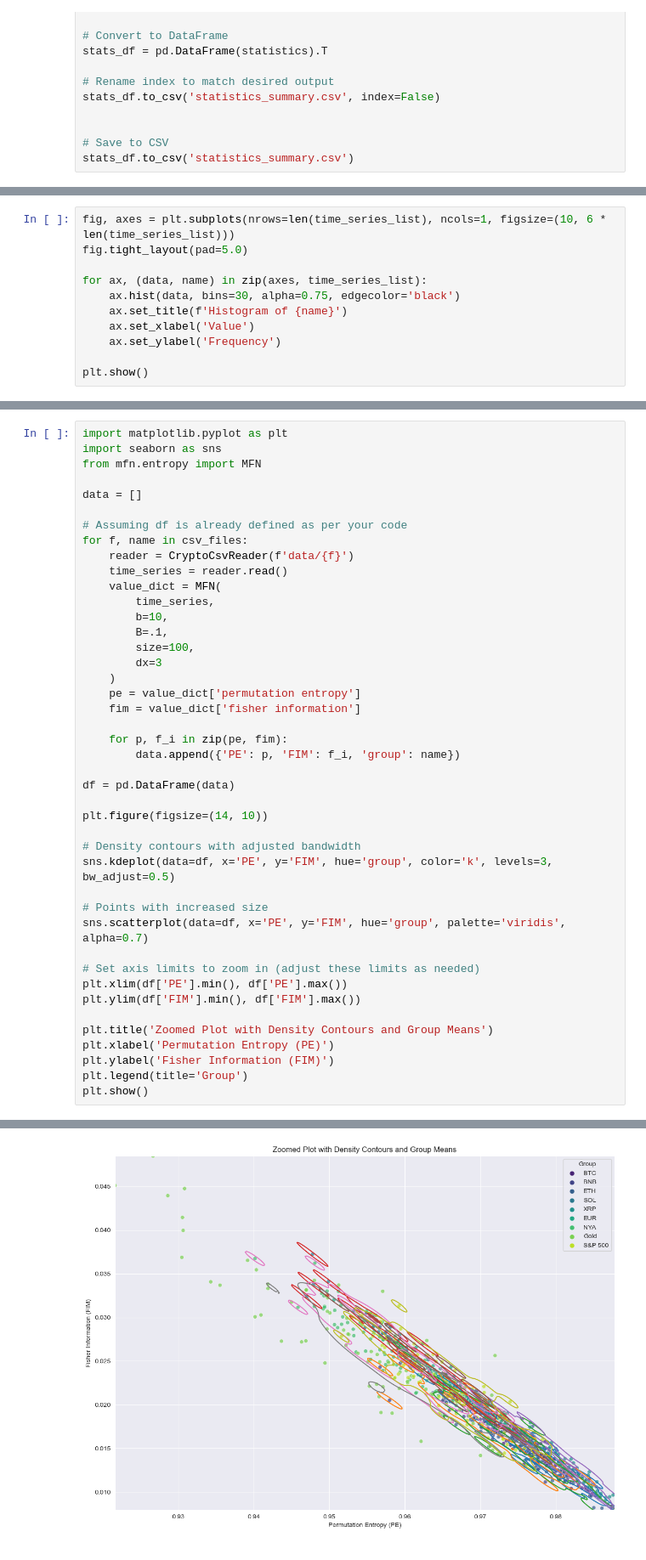
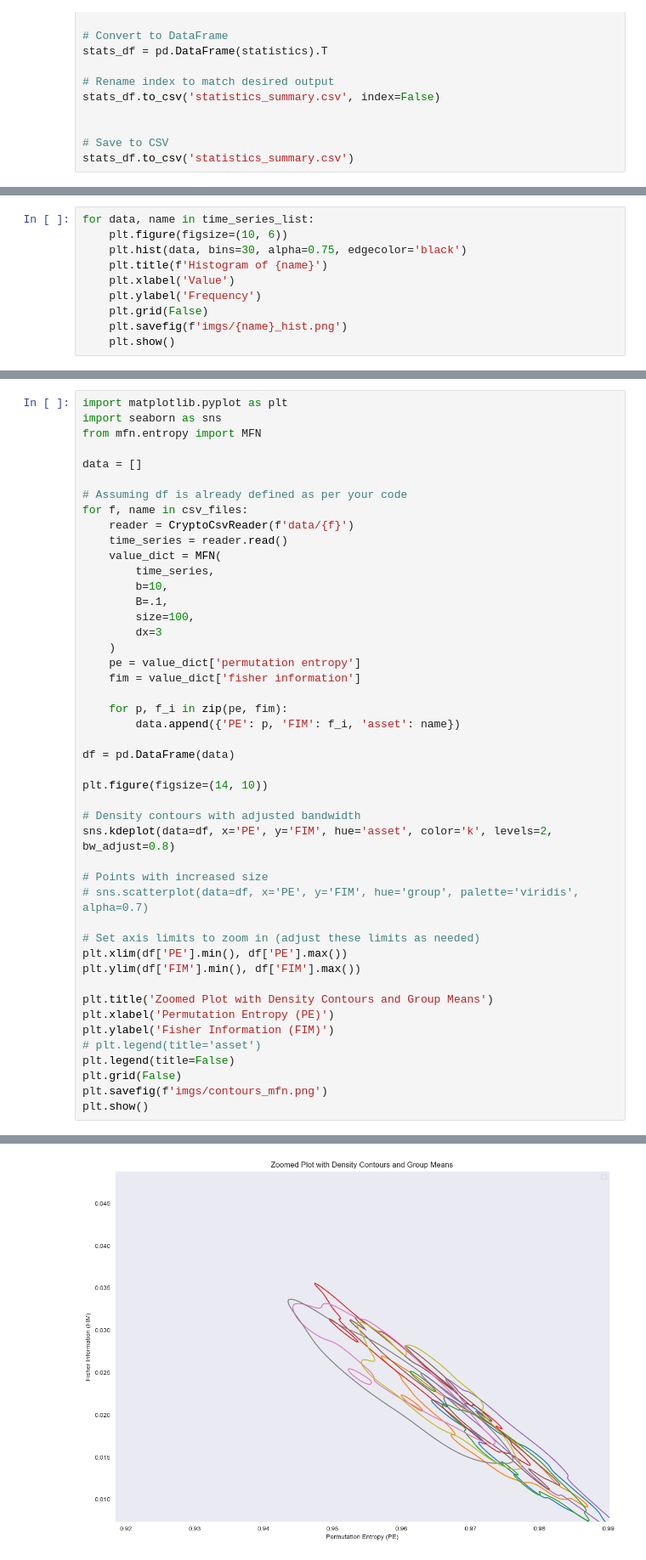
Before and after one commit to Traivok/bss, a Jupyter notebook: main.ipynb, the cells around one changed output, grey strips where cells are left out. Shown at 85% size. Drawn from its saved outputs; the diff is of its cells as text.

```diff
--- a/main.ipynb
+++ b/main.ipynb
@@ -76,14 +77,13 @@ plt.show()
 # %% [output]
 [figure]
 # %%
-fig, axes = plt.subplots(nrows=len(time_series_list), ncols=1, figsize=(10, 6 * len(time_series_list)))
-fig.tight_layout(pad=5.0)
-
-for ax, (data, name) in zip(axes, time_series_list):
-    ax.hist(data, bins=30, alpha=0.75, edgecolor='black')
-    ax.set_title(f'Histogram of {name}')
-    ax.set_xlabel('Value')
-    ax.set_ylabel('Frequency')
-
-plt.show()
+for data, name in time_series_list:
+    plt.figure(figsize=(10, 6))
+    plt.hist(data, bins=30, alpha=0.75, edgecolor='black')
+    plt.title(f'Histogram of {name}')
+    plt.xlabel('Value')
+    plt.ylabel('Frequency')
+    plt.grid(False)
+    plt.savefig(f'imgs/{name}_hist.png')
+    plt.show()
 # %% [output]
@@ -110,17 +118,17 @@ for f, name in csv_files:
     fim = value_dict['fisher information']
 
     for p, f_i in zip(pe, fim):
-        data.append({'PE': p, 'FIM': f_i, 'group': name})
+        data.append({'PE': p, 'FIM': f_i, 'asset': name})
 
 df = pd.DataFrame(data)
 
 plt.figure(figsize=(14, 10))
 
 # Density contours with adjusted bandwidth
-sns.kdeplot(data=df, x='PE', y='FIM', hue='group', color='k', levels=3, bw_adjust=0.5)
+sns.kdeplot(data=df, x='PE', y='FIM', hue='asset', color='k', levels=2, bw_adjust=0.8)
 
 # Points with increased size
-sns.scatterplot(data=df, x='PE', y='FIM', hue='group', palette='viridis', alpha=0.7)
+# sns.scatterplot(data=df, x='PE', y='FIM', hue='group', palette='viridis', alpha=0.7)
 
 # Set axis limits to zoom in (adjust these limits as needed)
 plt.xlim(df['PE'].min(), df['PE'].max())
@@ -129,6 +137,9 @@ plt.ylim(df['FIM'].min(), df['FIM'].max())
 plt.title('Zoomed Plot with Density Contours and Group Means')
 plt.xlabel('Permutation Entropy (PE)')
 plt.ylabel('Fisher Information (FIM)')
-plt.legend(title='Group')
+# plt.legend(title='asset')
+plt.legend(title=False)
+plt.grid(False)
+plt.savefig(f'imgs/contours_mfn.png')
 plt.show()
 # %% [output]
@@ -135,4 +147,4 @@ plt.show()
-[figure, old version]
+[figure, new version]
 # %%
 
 
```
Also changed, not shown: parts of 6 cells of this notebook, 13 other files.
